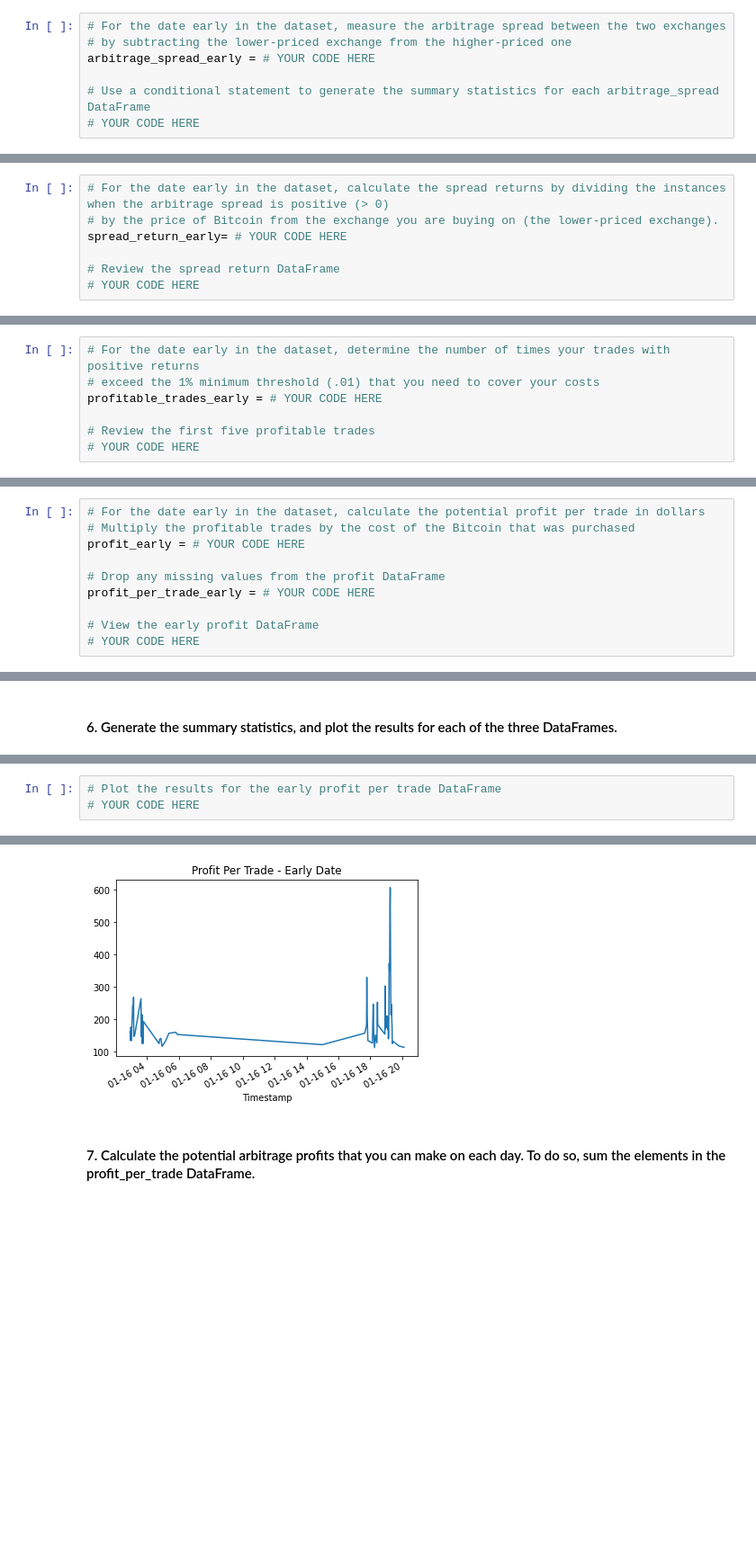
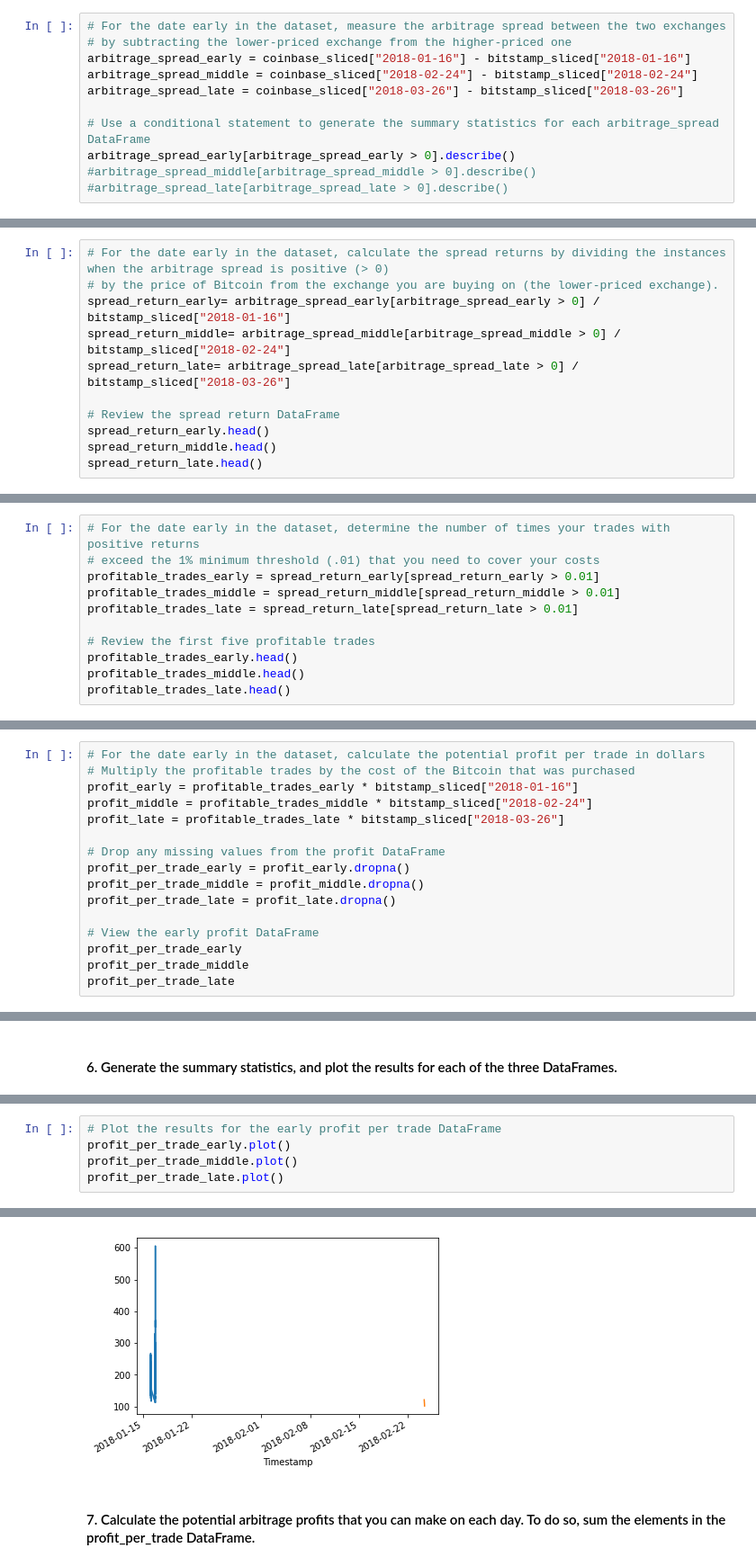
Before and after one commit to gurpreetsodhi/Columbia_Fintech_Module3, a Jupyter notebook: crypto_arbitrage.ipynb, the cells around one changed output, grey strips where cells are left out. Shown at 90% size. Cells and saved outputs as stored; diff of their text form; blank space fills up the shorter version.

```diff
--- a/crypto_arbitrage.ipynb
+++ b/crypto_arbitrage.ipynb
@@ -388,10 +388,14 @@ Calculate the potential profits for each date that you selected in the previous
 # %%
 # For the date early in the dataset, measure the arbitrage spread between the two exchanges
 # by subtracting the lower-priced exchange from the higher-priced one
-arbitrage_spread_early = # YOUR CODE HERE
+arbitrage_spread_early = coinbase_sliced["2018-01-16"] - bitstamp_sliced["2018-01-16"]
+arbitrage_spread_middle = coinbase_sliced["2018-02-24"] - bitstamp_sliced["2018-02-24"]
+arbitrage_spread_late = coinbase_sliced["2018-03-26"] - bitstamp_sliced["2018-03-26"]
 
 # Use a conditional statement to generate the summary statistics for each arbitrage_spread DataFrame
-# YOUR CODE HERE
+arbitrage_spread_early[arbitrage_spread_early > 0].describe()
+#arbitrage_spread_middle[arbitrage_spread_middle > 0].describe()
+#arbitrage_spread_late[arbitrage_spread_late > 0].describe()
 # %% [output]
 count    960.000000
 mean      53.405344
@@ -407,9 +411,13 @@ Name: Close, dtype: float64
 # %%
 # For the date early in the dataset, calculate the spread returns by dividing the instances when the arbitrage spread is positive (> 0)
 # by the price of Bitcoin from the exchange you are buying on (the lower-priced exchange).
-spread_return_early= # YOUR CODE HERE
+spread_return_early= arbitrage_spread_early[arbitrage_spread_early > 0] / bitstamp_sliced["2018-01-16"]
+spread_return_middle= arbitrage_spread_middle[arbitrage_spread_middle > 0] / bitstamp_sliced["2018-02-24"]
+spread_return_late= arbitrage_spread_late[arbitrage_spread_late > 0] / bitstamp_sliced["2018-03-26"]
 
 # Review the spread return DataFrame
-# YOUR CODE HERE
+spread_return_early.head()
+spread_return_middle.head()
+spread_return_late.head()
 # %% [output]
 Timestamp
@@ -424,8 +432,12 @@ Name: Close, dtype: float64
 # %%
 # For the date early in the dataset, determine the number of times your trades with positive returns
 # exceed the 1% minimum threshold (.01) that you need to cover your costs
-profitable_trades_early = # YOUR CODE HERE
+profitable_trades_early = spread_return_early[spread_return_early > 0.01]
+profitable_trades_middle = spread_return_middle[spread_return_middle > 0.01]
+profitable_trades_late = spread_return_late[spread_return_late > 0.01]
 
 # Review the first five profitable trades
-# YOUR CODE HERE
+profitable_trades_early.head()
+profitable_trades_middle.head()
+profitable_trades_late.head()
 # %% [output]
@@ -457,12 +465,18 @@ Name: Close, dtype: float64
 # %%
 # For the date early in the dataset, calculate the potential profit per trade in dollars
 # Multiply the profitable trades by the cost of the Bitcoin that was purchased
-profit_early = # YOUR CODE HERE
+profit_early = profitable_trades_early * bitstamp_sliced["2018-01-16"]
+profit_middle = profitable_trades_middle * bitstamp_sliced["2018-02-24"]
+profit_late = profitable_trades_late * bitstamp_sliced["2018-03-26"]
 
 # Drop any missing values from the profit DataFrame
-profit_per_trade_early = # YOUR CODE HERE
+profit_per_trade_early = profit_early.dropna()
+profit_per_trade_middle = profit_middle.dropna()
+profit_per_trade_late = profit_late.dropna()
 
 # View the early profit DataFrame
-# YOUR CODE HERE
+profit_per_trade_early
+profit_per_trade_middle
+profit_per_trade_late
 # %% [output]
 Timestamp
@@ -495,5 +503,7 @@ max      606.800000
 Name: Close, dtype: float64
 # %%
 # Plot the results for the early profit per trade DataFrame
-# YOUR CODE HERE
+profit_per_trade_early.plot()
+profit_per_trade_middle.plot()
+profit_per_trade_late.plot()
 # %% [output]
@@ -501,4 +511,4 @@ Name: Close, dtype: float64
-[figure, old version]
+[figure, new version]
 # %% [markdown]
 #### 7. Calculate the potential arbitrage profits that you can make on each day. To do so, sum the elements in the profit_per_trade DataFrame.
 # %%
```
Also changed, not shown: parts of 10 cells of this notebook.
